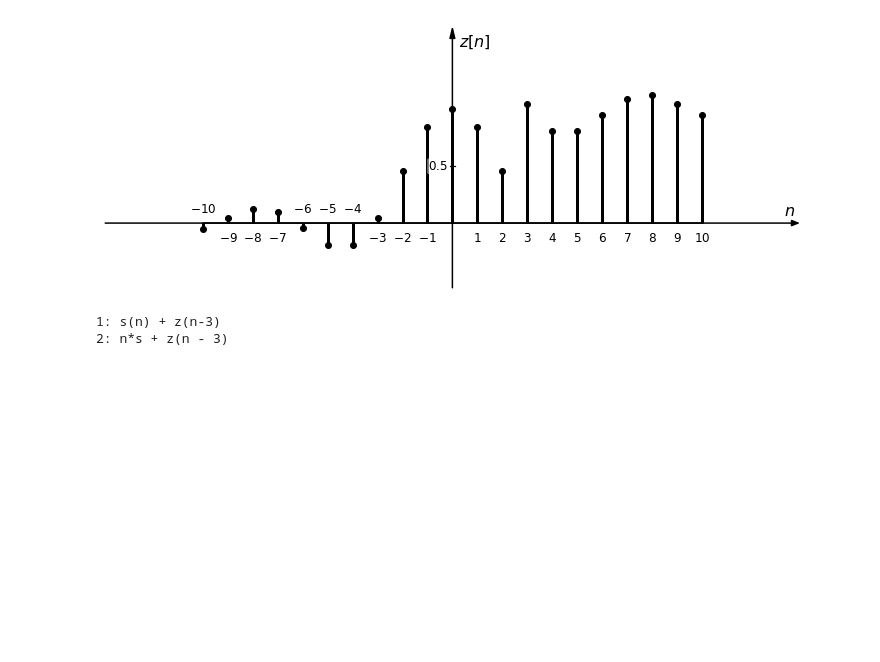
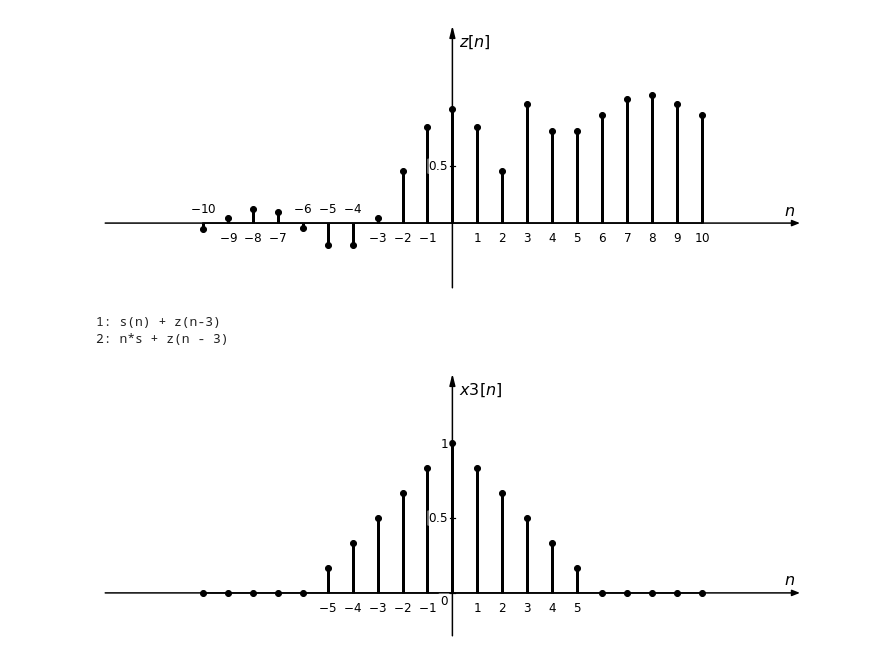
Before and after one commit to miguelmartfern/BlockDiagrams, a Jupyter notebook: docs/notebooks/discrete_signal_examples.ipynb, the cells around one changed output. Saved outputs shown, nothing was run; the diff lists cells and outputs as text; code cells hidden in the pictures; blank space fills up the shorter version.

Commit message:
Changes: * Added  discrete_upsampling_wrapper method to include upsampling of signals (insertion of zeros). Working in progress.

```diff
--- a/docs/notebooks/discrete_signal_examples.ipynb
+++ b/docs/notebooks/discrete_signal_examples.ipynb
@@ -142,3 +141,16 @@ plotting
 [figure]
 1: s(n) + z(n-3)
 2: n*s + z(n - 3)
+# %%
+from signalblocks import DiscreteSignalPlotter
+import numpy as np
+
+dsp = DiscreteSignalPlotter(horiz_range=(-10, 10), figsize=(10, 4))
+
+# Define: x[n] = delta(n) + delta(n-2) + u(n-3)
+dsp.add_signal("x[n] = tri[n]")
+dsp.add_signal("x2[n]=x[2n]")
+dsp.add_signal("x3[n]=x[n/2]")
+dsp.plot("x3")
+# %% [output]
+[figure, added]
```
Also changed, not shown: parts of 1 cell of this notebook, 1 other file.
